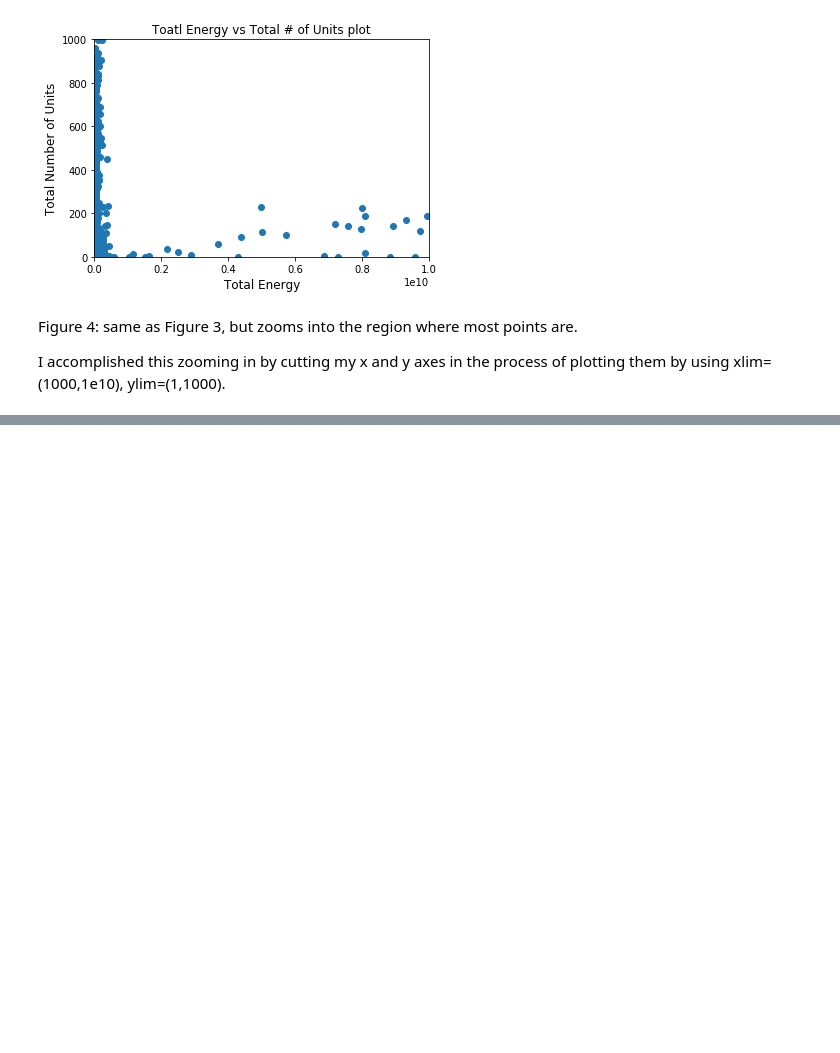
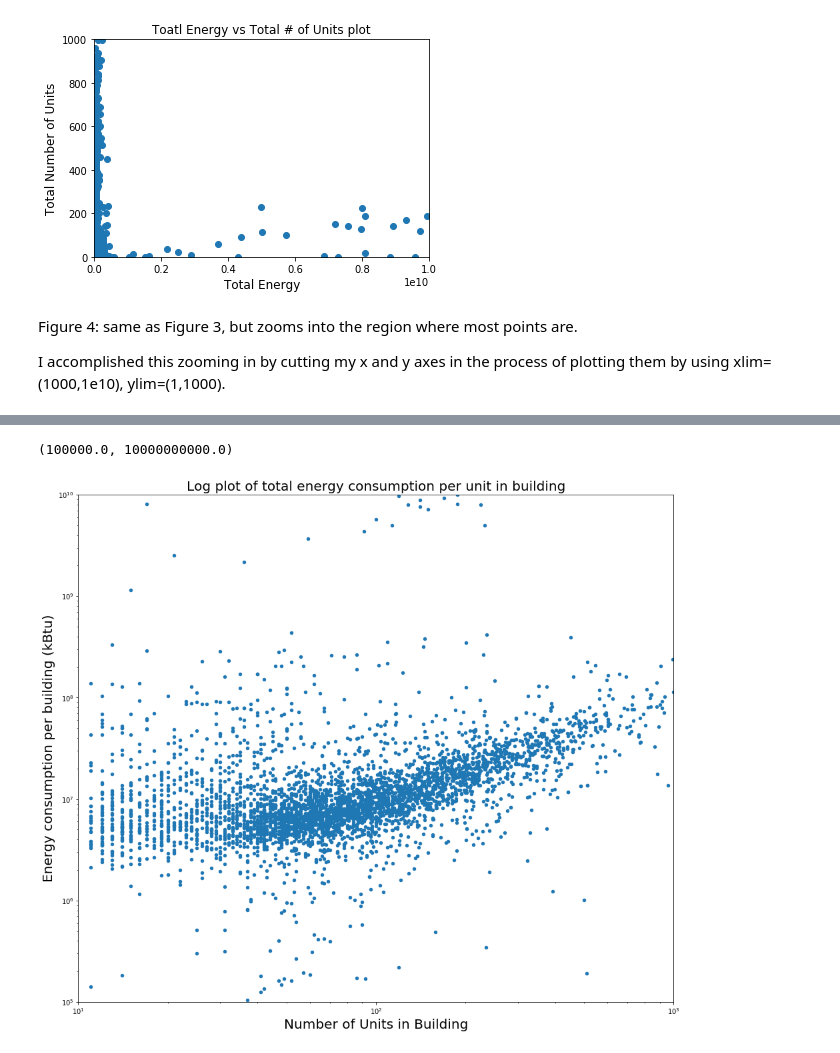
Before and after one commit to charlie-moffett/PUI2017_cm4698, a Jupyter notebook: HW6_cm4698/Assignment1.ipynb, the cells around one changed output, grey strips where cells are left out. Saved outputs shown, nothing was run; the diff lists cells and outputs as text; code cells hidden in the pictures; blank space fills up the shorter version.

```diff
--- a/HW6_cm4698/Assignment1.ipynb
+++ b/HW6_cm4698/Assignment1.ipynb
@@ -430,0 +433,3 @@ I accomplished this zooming in by cutting my x and y axes in the process of plot
+# %%
+# Remove the data that have nrg==0 by indexing the array
+datacut = mergedata[(mergedata.EnergyTOTAL>0) & (mergedata.UnitsTotal>10) & (mergedata.UnitsTotal<1000)]
@@ -430,0 +446,12 @@ I accomplished this zooming in by cutting my x and y axes in the process of plot
+# %%
+# Plotting the log
+ax = datacut.plot(kind='scatter', y='EnergyTOTAL', x='UnitsTotal',
+                   marker='o',  figsize=(16, 14), loglog=True)
+yl = ax.set_xlabel("Number of Units in Building", fontsize=20)
+xl = ax.set_ylabel("Energy consumption per building (kBtu)", fontsize=20)
+ax.set_title('Log plot of total energy consumption per unit in building',fontsize=20)
+ax.set_xlim(10,10e2)
+ax.set_ylim(10e4,10e9)
+# %% [output]
+(100000.0, 10000000000.0)
+[figure, added]
```
Also changed, not shown: parts of 30 cells of this notebook, 1 other file.
